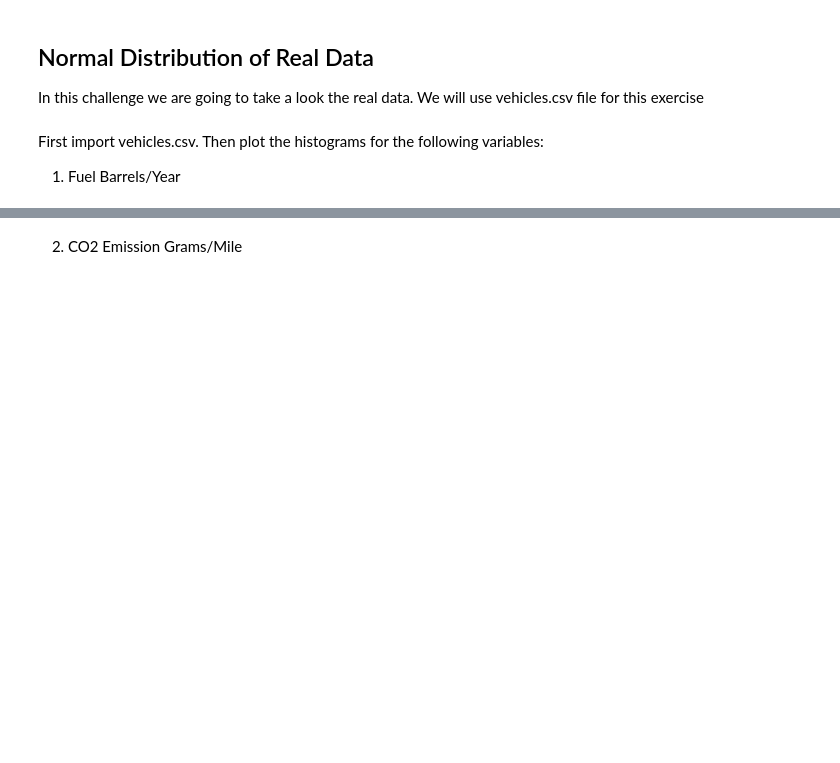
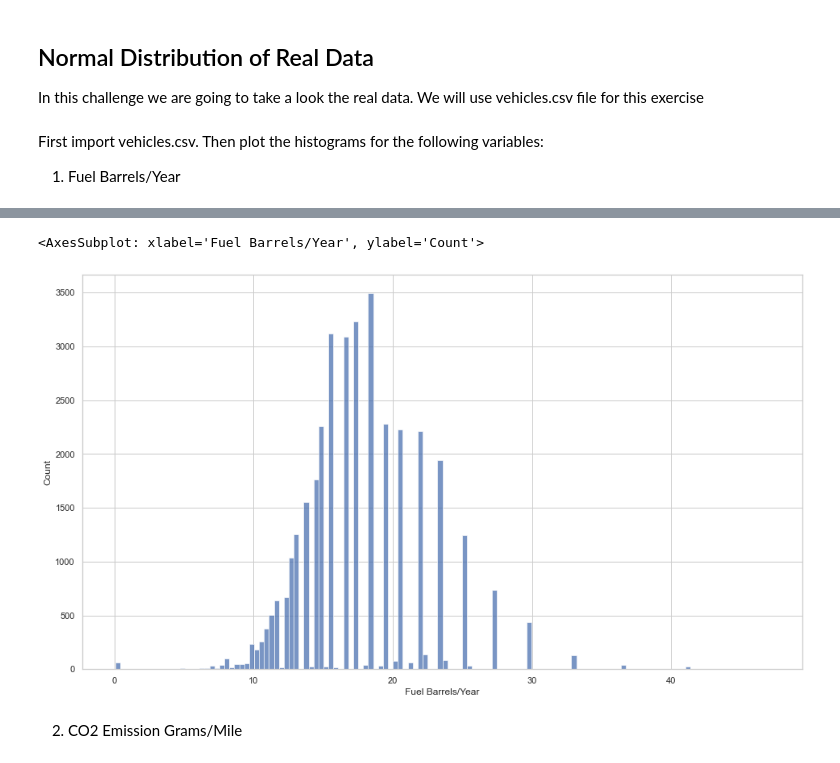
Before and after one commit to Ironhack-data-bcn-january-2023/lab-continuous-probability-distributions, a Jupyter notebook: your-code/main.ipynb, the cells around one changed output, grey strips where cells are left out. Saved outputs shown, nothing was run; the diff lists cells and outputs as text; code cells hidden in the pictures; blank space fills up the shorter version.

```diff
--- a/your-code/main.ipynb
+++ b/your-code/main.ipynb
@@ -181,2 +180,14 @@ def realdata ()
+# %%
+def realdata_norm (column_name):
+    mean1=df_vehicles[column_name].mean()
+    sd1=df_vehicles[column_name].std()
+    normal=norm(mean1, sd1)
+    fig = sns.histplot(x= df_vehicles[column_name])
+    return fig
+# %%
+realdata_norm("Fuel Barrels/Year")
+# %% [output]
+<AxesSubplot: xlabel='Fuel Barrels/Year', ylabel='Count'>
+[figure, added]
 # %% [markdown]
 2. CO2 Emission Grams/Mile
```
Also changed, not shown: parts of 13 cells of this notebook.
